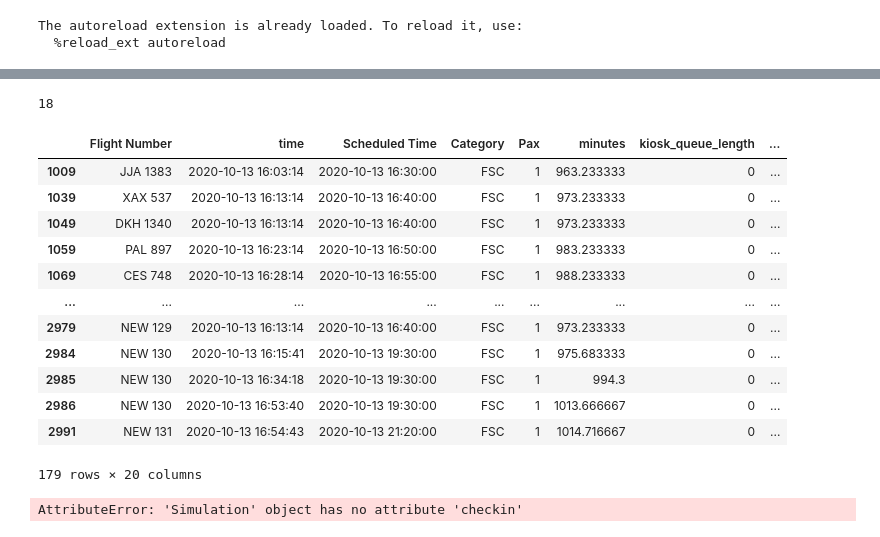
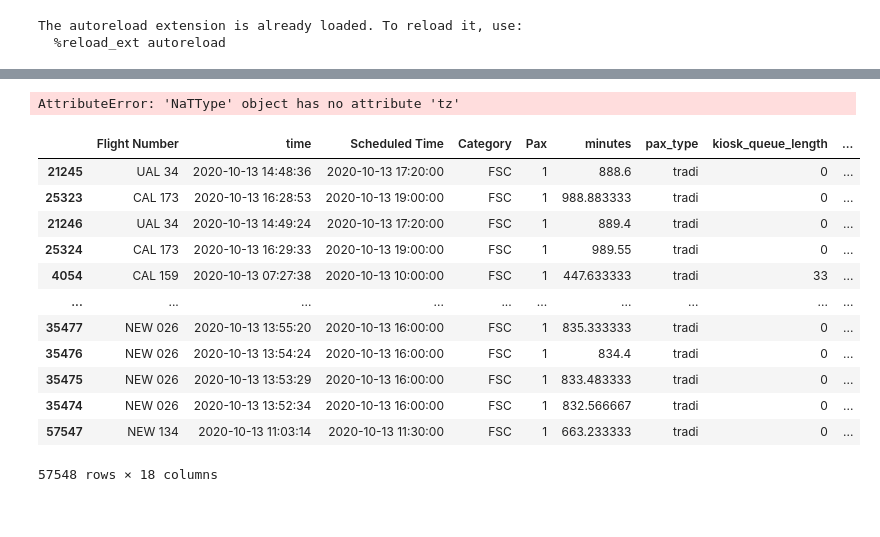
Before and after one commit to AntoineGlacet/KAPpaxsim, a Jupyter notebook: notebooks/stripped/antoine_4F-6k.ipynb, the cells around one changed output, grey strips where cells are left out. Cells and saved outputs as stored; diff of their text form; code cells hidden in the pictures.

```diff
--- a/notebooks/stripped/antoine_4F-6k.ipynb
+++ b/notebooks/stripped/antoine_4F-6k.ipynb
@@ -262,24 +78,21 @@ Name: 1500, dtype: object
-# %%
-simulation.df_result['time'][0].hour
-# %% [output]
-18
-# %%
-simulation.df_result[simulation.df_result['time'].apply(lambda x : x.hour) == 16]
-# %% [output]
-|  | Flight Number | time | Scheduled Time | Category | Pax | minutes | kiosk_queue_length | ... |
-| 1009 | JJA 1383 | 2020-10-13 16:03:14 | 2020-10-13 16:30:00 | FSC | 1 | 963.233333 | 0 | ... |
-| 1039 | XAX 537 | 2020-10-13 16:13:14 | 2020-10-13 16:40:00 | FSC | 1 | 973.233333 | 0 | ... |
-| 1049 | DKH 1340 | 2020-10-13 16:13:14 | 2020-10-13 16:40:00 | FSC | 1 | 973.233333 | 0 | ... |
-| 1059 | PAL 897 | 2020-10-13 16:23:14 | 2020-10-13 16:50:00 | FSC | 1 | 983.233333 | 0 | ... |
-| 1069 | CES 748 | 2020-10-13 16:28:14 | 2020-10-13 16:55:00 | FSC | 1 | 988.233333 | 0 | ... |
-| ... | ... | ... | ... | ... | ... | ... | ... | ... |
-| 2979 | NEW 129 | 2020-10-13 16:13:14 | 2020-10-13 16:40:00 | FSC | 1 | 973.233333 | 0 | ... |
-| 2984 | NEW 130 | 2020-10-13 16:15:41 | 2020-10-13 19:30:00 | FSC | 1 | 975.683333 | 0 | ... |
-| 2985 | NEW 130 | 2020-10-13 16:34:18 | 2020-10-13 19:30:00 | FSC | 1 | 994.3 | 0 | ... |
-| 2986 | NEW 130 | 2020-10-13 16:53:40 | 2020-10-13 19:30:00 | FSC | 1 | 1013.666667 | 0 | ... |
-| 2991 | NEW 131 | 2020-10-13 16:54:43 | 2020-10-13 21:20:00 | FSC | 1 | 1014.716667 | 0 | ... |
-179 rows × 20 columns
-# %%
-len(simulation.checkin['DKH'].queue)
-# %% [output]
-AttributeError: 'Simulation' object has no attribute 'checkin'
+# %%
+simulation.format_df_result(filter_airline='NEW')
+simulation.plot_result()
+# %% [output]
+AttributeError: 'NaTType' object has no attribute 'tz'
+# %%
+simulation.df_result.sort_values(by=['wait_time_checkin'],ascending=False)
+# %% [output]
+|  | Flight Number | time | Scheduled Time | Category | Pax | minutes | pax_type | kiosk_queue_length | ... |
+| 21245 | UAL 34 | 2020-10-13 14:48:36 | 2020-10-13 17:20:00 | FSC | 1 | 888.6 | tradi | 0 | ... |
+| 25323 | CAL 173 | 2020-10-13 16:28:53 | 2020-10-13 19:00:00 | FSC | 1 | 988.883333 | tradi | 0 | ... |
+| 21246 | UAL 34 | 2020-10-13 14:49:24 | 2020-10-13 17:20:00 | FSC | 1 | 889.4 | tradi | 0 | ... |
+| 25324 | CAL 173 | 2020-10-13 16:29:33 | 2020-10-13 19:00:00 | FSC | 1 | 989.55 | tradi | 0 | ... |
+| 4054 | CAL 159 | 2020-10-13 07:27:38 | 2020-10-13 10:00:00 | FSC | 1 | 447.633333 | tradi | 33 | ... |
+| ... | ... | ... | ... | ... | ... | ... | ... | ... | ... |
+| 35477 | NEW 026 | 2020-10-13 13:55:20 | 2020-10-13 16:00:00 | FSC | 1 | 835.333333 | tradi | 0 | ... |
+| 35476 | NEW 026 | 2020-10-13 13:54:24 | 2020-10-13 16:00:00 | FSC | 1 | 834.4 | tradi | 0 | ... |
+| 35475 | NEW 026 | 2020-10-13 13:53:29 | 2020-10-13 16:00:00 | FSC | 1 | 833.483333 | tradi | 0 | ... |
+| 35474 | NEW 026 | 2020-10-13 13:52:34 | 2020-10-13 16:00:00 | FSC | 1 | 832.566667 | tradi | 0 | ... |
+| 57547 | NEW 134 | 2020-10-13 11:03:14 | 2020-10-13 11:30:00 | FSC | 1 | 663.233333 | tradi | 0 | ... |
+57548 rows × 18 columns
```
Also changed, not shown: parts of 13 cells of this notebook, 2 other files.
